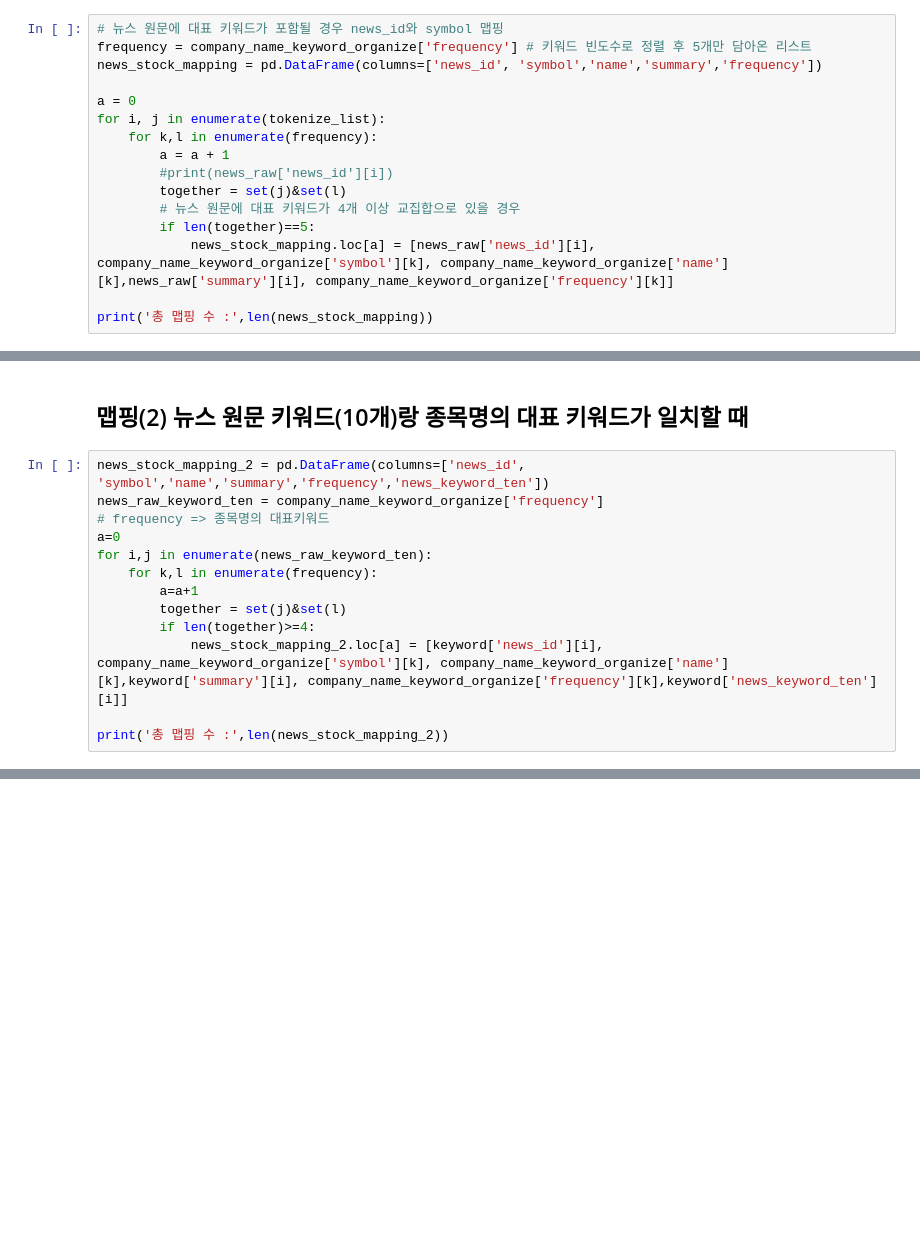
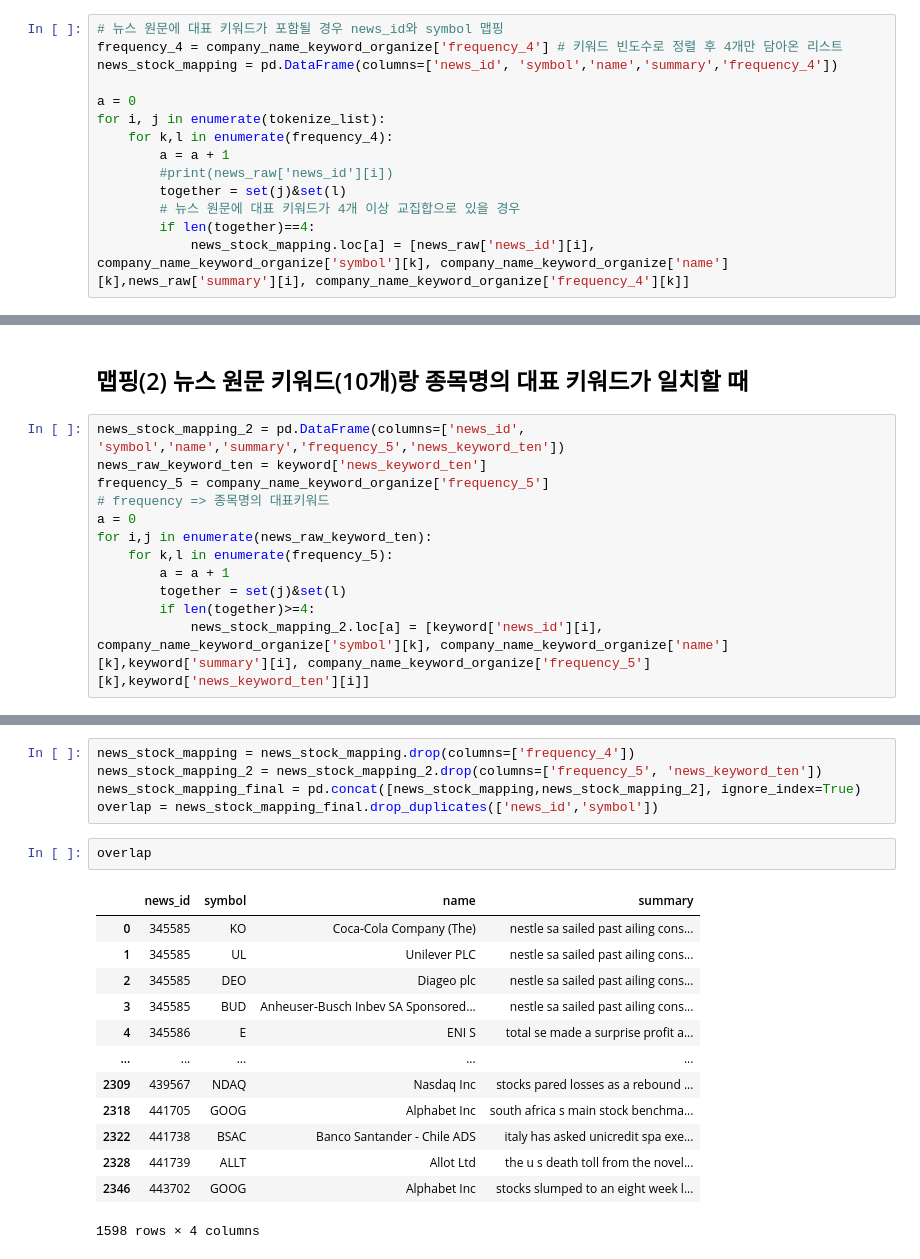
Before and after one commit to yugyeong1/News_raw_data-stock-mapping, a Jupyter notebook: code_organize.ipynb, the cells around one changed output, grey strips where cells are left out. Saved outputs shown, nothing was run; the diff lists cells and outputs as text; blank space fills up the shorter version.

```diff
--- a/code_organize.ipynb
+++ b/code_organize.ipynb
@@ -303,17 +325,15 @@ See the caveats in the documentation: https://pandas.pydata.org/pandas-docs/stab
 ## 맵핑 (1) 뉴스 원문에 종목명의 대표 키워드가 포함될 때
 # %%
 # 뉴스 원문에 대표 키워드가 포함될 경우 news_id와 symbol 맵핑
-frequency = company_name_keyword_organize['frequency'] # 키워드 빈도수로 정렬 후 5개만 담아온 리스트
-news_stock_mapping = pd.DataFrame(columns=['news_id', 'symbol','name','summary','frequency'])
+frequency_4 = company_name_keyword_organize['frequency_4'] # 키워드 빈도수로 정렬 후 4개만 담아온 리스트
+news_stock_mapping = pd.DataFrame(columns=['news_id', 'symbol','name','summary','frequency_4'])
 
 a = 0
 for i, j in enumerate(tokenize_list):
-    for k,l in enumerate(frequency):
+    for k,l in enumerate(frequency_4):
         a = a + 1
         #print(news_raw['news_id'][i])
         together = set(j)&set(l)
         # 뉴스 원문에 대표 키워드가 4개 이상 교집합으로 있을 경우
-        if len(together)==5:
-            news_stock_mapping.loc[a] = [news_raw['news_id'][i], company_name_keyword_organize['symbol'][k], company_name_keyword_organize['name'][k],news_raw['summary'][i], company_name_keyword_organize['frequency'][k]]
-
-print('총 맵핑 수 :',len(news_stock_mapping))
+        if len(together)==4:
+            news_stock_mapping.loc[a] = [news_raw['news_id'][i], company_name_keyword_organize['symbol'][k], company_name_keyword_organize['name'][k],news_raw['summary'][i], company_name_keyword_organize['frequency_4'][k]]
@@ -322,15 +344,14 @@ print('총 맵핑 수 :',len(news_stock_mapping))
 # %% [markdown]
 ## 맵핑(2) 뉴스 원문 키워드(10개)랑 종목명의 대표 키워드가 일치할 때
 # %%
-news_stock_mapping_2 = pd.DataFrame(columns=['news_id', 'symbol','name','summary','frequency','news_keyword_ten'])
-news_raw_keyword_ten = company_name_keyword_organize['frequency']
+news_stock_mapping_2 = pd.DataFrame(columns=['news_id', 'symbol','name','summary','frequency_5','news_keyword_ten'])
+news_raw_keyword_ten = keyword['news_keyword_ten']
+frequency_5 = company_name_keyword_organize['frequency_5']
 # frequency => 종목명의 대표키워드
-a=0
+a = 0
 for i,j in enumerate(news_raw_keyword_ten):
-    for k,l in enumerate(frequency):
-        a=a+1
+    for k,l in enumerate(frequency_5):
+        a = a + 1
         together = set(j)&set(l)
         if len(together)>=4:
-            news_stock_mapping_2.loc[a] = [keyword['news_id'][i], company_name_keyword_organize['symbol'][k], company_name_keyword_organize['name'][k],keyword['summary'][i], company_name_keyword_organize['frequency'][k],keyword['news_keyword_ten'][i]]
-
-print('총 맵핑 수 :',len(news_stock_mapping_2))
+            news_stock_mapping_2.loc[a] = [keyword['news_id'][i], company_name_keyword_organize['symbol'][k], company_name_keyword_organize['name'][k],keyword['summary'][i], company_name_keyword_organize['frequency_5'][k],keyword['news_keyword_ten'][i]]
@@ -338,0 +362,21 @@ print('총 맵핑 수 :',len(news_stock_mapping_2))
+# %%
+news_stock_mapping = news_stock_mapping.drop(columns=['frequency_4'])
+news_stock_mapping_2 = news_stock_mapping_2.drop(columns=['frequency_5', 'news_keyword_ten'])
+news_stock_mapping_final = pd.concat([news_stock_mapping,news_stock_mapping_2], ignore_index=True)
+overlap = news_stock_mapping_final.drop_duplicates(['news_id','symbol'])
+# %%
+overlap
+# %% [output]
+|  | news_id | symbol | name | summary |
+| 0 | 345585 | KO | Coca-Cola Company (The) | nestle sa sailed past ailing cons... |
+| 1 | 345585 | UL | Unilever PLC | nestle sa sailed past ailing cons... |
+| 2 | 345585 | DEO | Diageo plc | nestle sa sailed past ailing cons... |
+| 3 | 345585 | BUD | Anheuser-Busch Inbev SA Sponsored... | nestle sa sailed past ailing cons... |
+| 4 | 345586 | E | ENI S | total se made a surprise profit a... |
+| ... | ... | ... | ... | ... |
+| 2309 | 439567 | NDAQ | Nasdaq Inc | stocks pared losses as a rebound ... |
+| 2318 | 441705 | GOOG | Alphabet Inc | south africa s main stock benchma... |
+| 2322 | 441738 | BSAC | Banco Santander - Chile ADS | italy has asked unicredit spa exe... |
+| 2328 | 441739 | ALLT | Allot Ltd | the u s death toll from the novel... |
+| 2346 | 443702 | GOOG | Alphabet Inc | stocks slumped to an eight week l... |
+1598 rows × 4 columns
```
Also changed, not shown: parts of 7 cells of this notebook, 1 other file.
